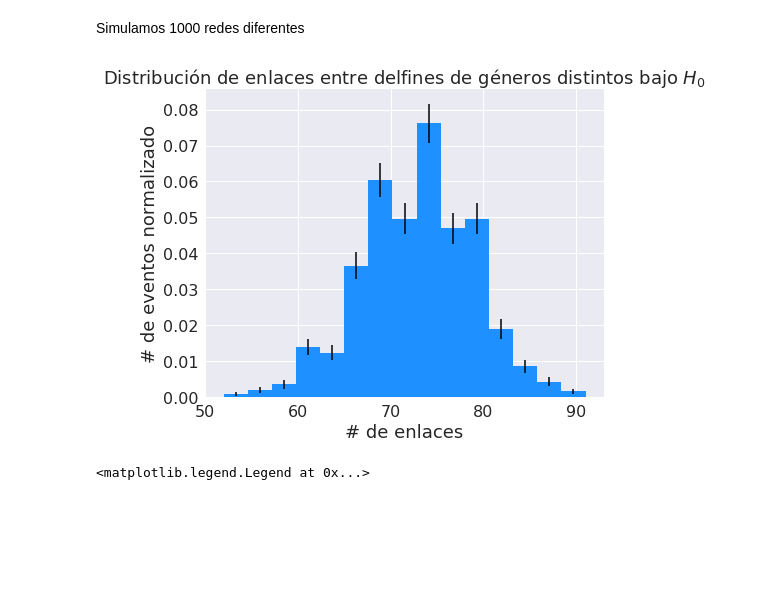
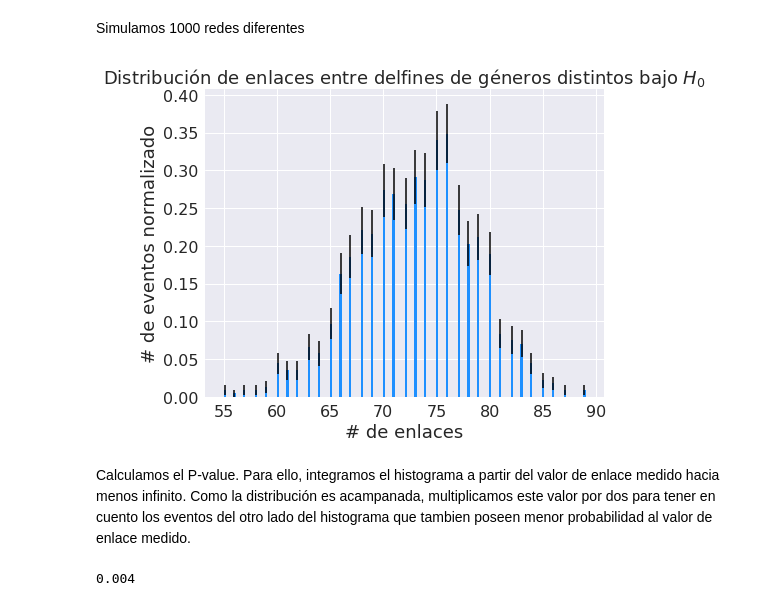
Before and after one commit to GRGab/Urdimbres-Sofisticadas, a Jupyter notebook: Trabajo_computacional_1.ipynb, the cells around one changed output. Cells and saved outputs as stored; diff of their text form; code cells hidden in the pictures; blank space fills up the shorter version.

```diff
--- a/Trabajo_computacional_1.ipynb
+++ b/Trabajo_computacional_1.ipynb
@@ -642,11 +645,12 @@ dolph2 = nx.subgraph(dolph, delfines_con_info).copy()
 # %% [markdown]
 Simulamos 1000 redes diferentes
 # %%
-n_simulaciones = int(1e3)
+n_simulaciones = int(1000)
 enlaces_entre_grupos = np.zeros((n_simulaciones))
 modularidades = np.zeros((n_simulaciones))
 grafo_h0 = dolph2.copy()
 # Vamos a ir modificando este grafo "in place" (no lo clonamos n veces)
+
 for i in range(n_simulaciones):
     # Mezclamos la lista de nombres de delfines.
     # A los primeros 24 delfines les reasignamos género hembra
@@ -673,12 +666,18 @@ crear_leyenda(ax)
 # %%
-#Visualizar distribución de enlaces entre grupos bajo hipótesis nula
-valor_real = contar_enlaces_entre_grupos(dolph2, 'gender')
-fig, ax = histograma(enlaces_entre_grupos, bins=15, density=True,
+# Visualizar distribución de enlaces entre grupos bajo hipótesis nula
+fig, ax = histograma(enlaces_entre_grupos, bins=150, density=True,
                      titulo=r'Distribución de enlaces entre delfines de géneros distintos bajo $H_0$',
                      xlabel='# de enlaces')
+#Tambien graficamos el valor real(Mati: No se grafica!, chequear que onda.)
+valor_real = contar_enlaces_entre_grupos(dolph2, 'gender')
 ax.axvline(valor_real, color='deeppink',
            label='Valor real = {}'.format(valor_real))
 ax.legend()
 # %% [output]
-[figure, old version]
+[figure, new version]
-<matplotlib.legend.Legend at 0x...>
+# %% [markdown]
+Calculamos el P-value. Para ello, integramos el histograma a partir del valor de enlace medido hacia menos infinito. Como la distribución es acampanada, multiplicamos este valor por dos para tener en cuento los eventos del otro lado del histograma que tambien poseen menor probabilidad al valor de enlace medido.
+# %%
+p_value(enlaces_entre_grupos)
+# %% [output]
+0.004
```
Also changed, not shown: parts of 17 cells of this notebook, 3 other files.
